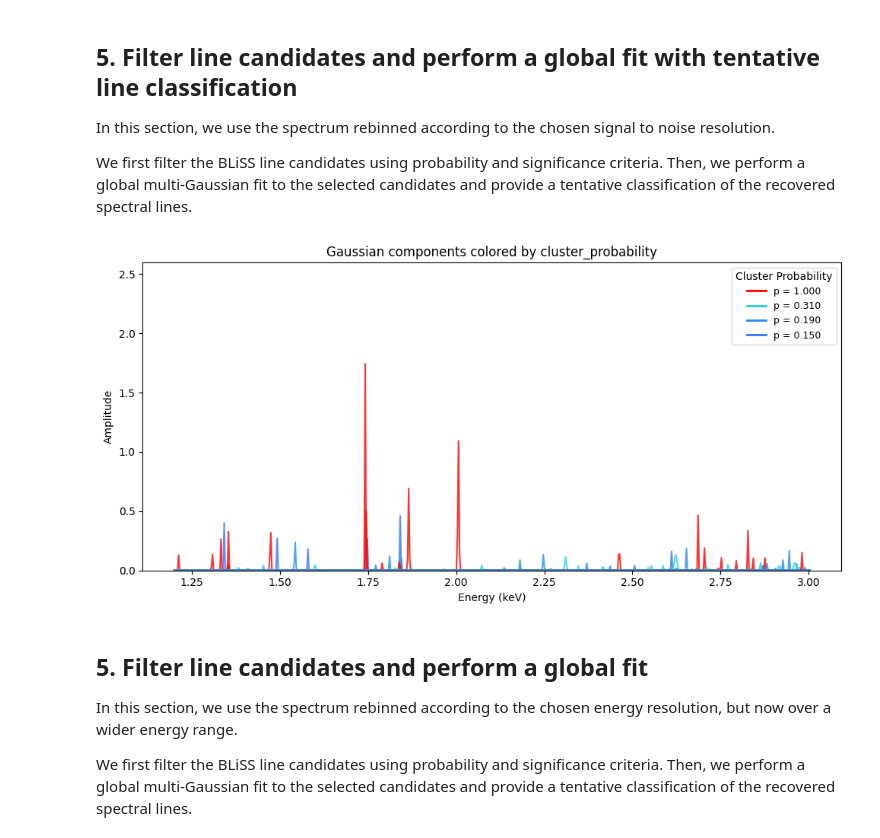
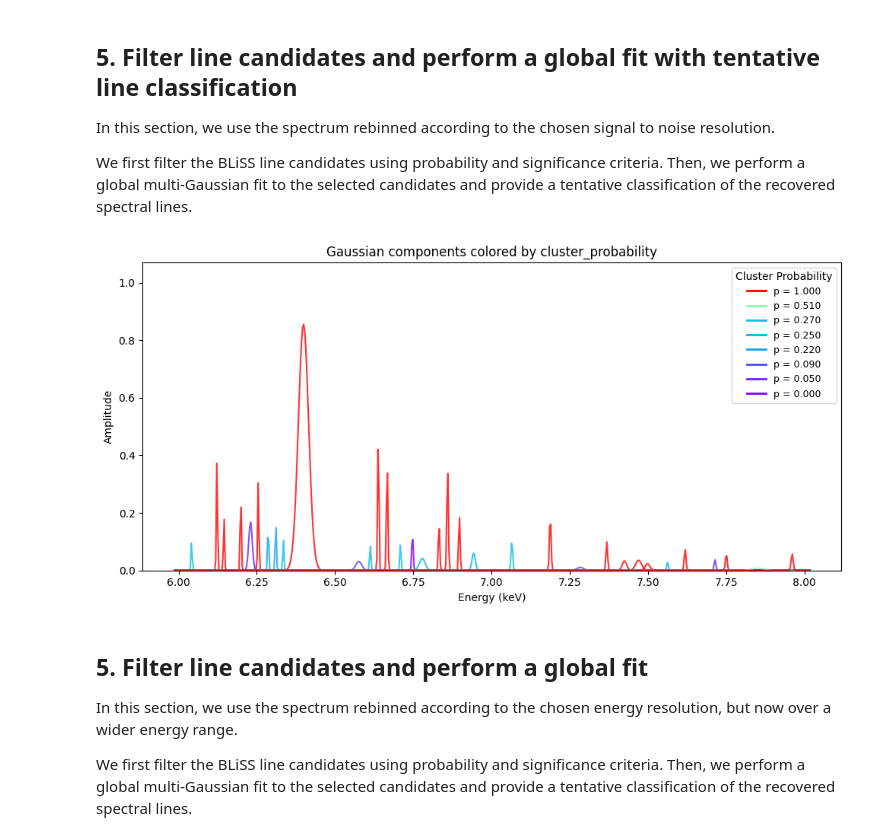
Before and after one commit to xragua/BLiSS, a Jupyter notebook: notebooks/vela_x1_2001_6-8keV.ipynb, the cells around one changed output. Saved outputs shown, nothing was run; the diff lists cells and outputs as text; code cells hidden in the pictures.

```diff
--- a/notebooks/vela_x1_2001_6-8keV.ipynb
+++ b/notebooks/vela_x1_2001_6-8keV.ipynb
@@ -30,7 +30,7 @@ energy = 0.5 * (e_low + e_high)
 
 
 # We selet an energy range
-xlim = (0.5, 3)
+xlim = (6, 8)
 
 energy_mask = (energy >= xlim[0]) & (energy <= xlim[1])
 
@@ -126,6 +125,6 @@ plt.show()
 # %%
 # Rebin by signal-to-noise
-snr=1
+snr=0.1
 snr_energy, snr_values, snr_errors  = rebin_snr(energy, values, errors,snr)
 baseline_snr = base_calculator(snr_values)
 # Visualize
@@ -192,21 +191,21 @@ In this section, we use the spectrum rebinned according to the chosen signal to
 
 We first filter the BLiSS line candidates using probability and significance criteria. Then, we perform a global multi-Gaussian fit to the selected candidates and provide a tentative classification of the recovered spectral lines.
 # %%
-en1=0
+en1=6
 en2=8
 
 # We search for candidate lines
 candidate_lines_resolution = find_candidate_lines(
     snr_energy, snr_values, snr_errors,
     en1=en1,
     en2=en2,
     output_dir=output_dir,
 )
 candidate_lines_resolution
 
 plot_line_prob(candidate_lines_resolution)
 # %% [output]
-[figure, old version]
+[figure, new version]
 # %% [markdown]
 ## 5. Filter line candidates and perform a global fit
 
```
Also changed, not shown: parts of 11 cells of this notebook, 1 other file.
